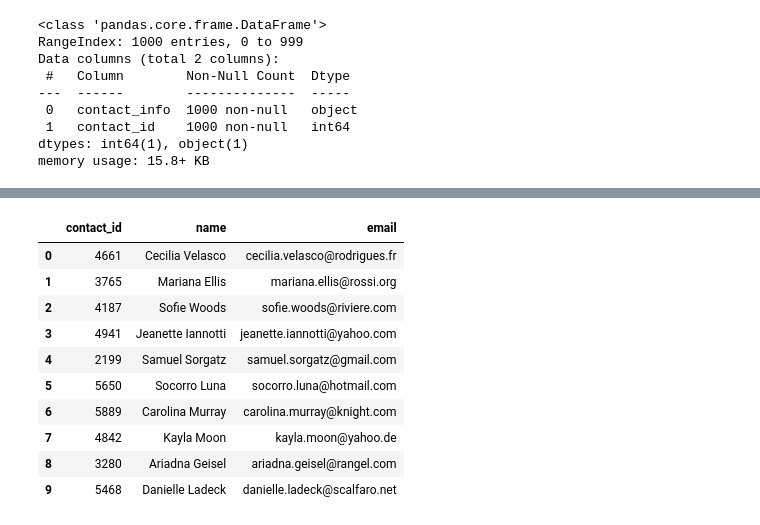
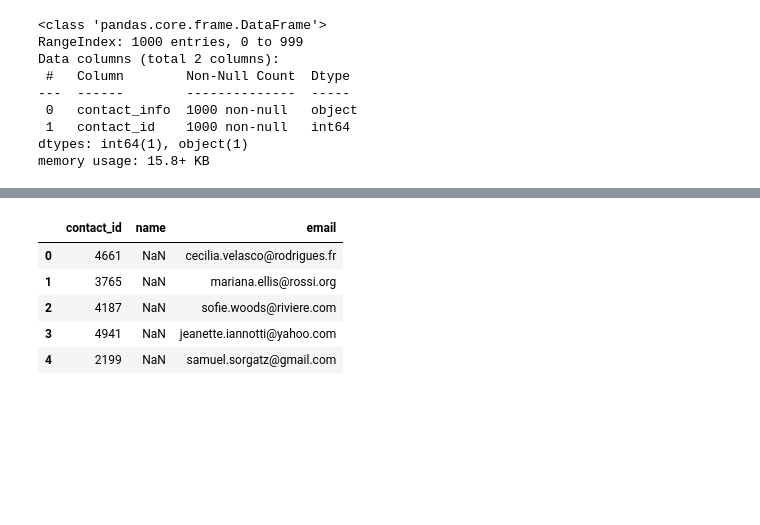
Before and after one commit to RLButch/Crowdfunding_ETL, a Jupyter notebook: ETL_Mini_Project_RButcher.ipynb, the cells around one changed output, grey strips where cells are left out. Cells and saved outputs as stored; diff of their text form; code cells hidden in the pictures; blank space fills up the shorter version.

```diff
--- a/ETL_Mini_Project_RButcher.ipynb
+++ b/ETL_Mini_Project_RButcher.ipynb
@@ -470,8 +475,8 @@ dtypes: object(2)
 memory usage: 15.8+ KB
 # %%
 # Convert the "contact_id" column to an int64 data type.
-contact_info_df_copy['contact_id'] = contact_info_df_copy['contact_id'].astype('int64')
-contact_info_df_copy.info()
+contact_info_df['contact_id'] = contact_info_df['contact_id'].astype('int64')
+contact_info_df.info()
 # %% [output]
 <class 'pandas.core.frame.DataFrame'>
 RangeIndex: 1000 entries, 0 to 999
@@ -482,3 +487,7 @@ Data columns (total 2 columns):
  1   contact_id    1000 non-null   int64
 dtypes: int64(1), object(1)
 memory usage: 15.8+ KB
+# %%
+# Extract the name of the contact and add it to a new column.
+contact_info_df['name'] = contact_info_df['contact_info'].str.extract(r'"name": "([^"]*)"')
+contact_info_df
@@ -485,7 +508,7 @@ memory usage: 15.8+ KB
 # %%
 # Extract the name of the contact and add it to a new column.
 p = '(?:"name":")(\w+s\w+)'
-contact_info_df_copy['name'] = contact_info_df_copy['contact_info'].str.extract(p)
-contact_info_df_copy.head()
+contact_info_df['name'] = contact_info_df['contact_info'].str.extract(p)
+contact_info_df.head()
 # %% [output]
 |  | contact_info | contact_id | name |
@@ -502,7 +520,6 @@ contact_info_df_copy.head()
 # %%
 # Extract the email from the contacts and add the values to a new column.
-p = '(?:"email":")(.+\w)'
-contact_info_df_copy['email']=contact_info_df_copy['contact_info'].str.extract(p)
-contact_info_df_copy.head()
+contact_info_df['email'] = contact_info_df['contact_info'].str.extract(r'"email": "([^"]*)"')
+contact_info_df
 # %% [output]
 |  | contact_info | contact_id | name | email |
@@ -519,19 +538,14 @@ contact_info_df_copy.head()
 # %%
 # Create a copy of the contact_info_df with the 'contact_id', 'name', 'email' columns.
-contact_info_regex = contact_info_df_copy[['contact_id', 'name', 'email']].copy()
+contact_info_regex = contact_info_df[['contact_id', 'name', 'email']].copy()
 contact_info_regex.head()
 # %% [output]
 |  | contact_id | name | email |
-| 0 | 4661 | Cecilia Velasco | cecilia.velasco@rodrigues.fr |
-| 1 | 3765 | Mariana Ellis | mariana.ellis@rossi.org |
-| 2 | 4187 | Sofie Woods | sofie.woods@riviere.com |
-| 3 | 4941 | Jeanette Iannotti | jeanette.iannotti@yahoo.com |
-| 4 | 2199 | Samuel Sorgatz | samuel.sorgatz@gmail.com |
-| 5 | 5650 | Socorro Luna | socorro.luna@hotmail.com |
-| 6 | 5889 | Carolina Murray | carolina.murray@knight.com |
-| 7 | 4842 | Kayla Moon | kayla.moon@yahoo.de |
-| 8 | 3280 | Ariadna Geisel | ariadna.geisel@rangel.com |
-| 9 | 5468 | Danielle Ladeck | danielle.ladeck@scalfaro.net |
+| 0 | 4661 | NaN | cecilia.velasco@rodrigues.fr |
+| 1 | 3765 | NaN | mariana.ellis@rossi.org |
+| 2 | 4187 | NaN | sofie.woods@riviere.com |
+| 3 | 4941 | NaN | jeanette.iannotti@yahoo.com |
+| 4 | 2199 | NaN | samuel.sorgatz@gmail.com |
 # %%
 # Create a "first"name" and "last_name" column with the first and last names from the "name" column.
 p1 = '(\w+)'
```
Also changed, not shown: parts of 12 cells of this notebook, 2 other files.
